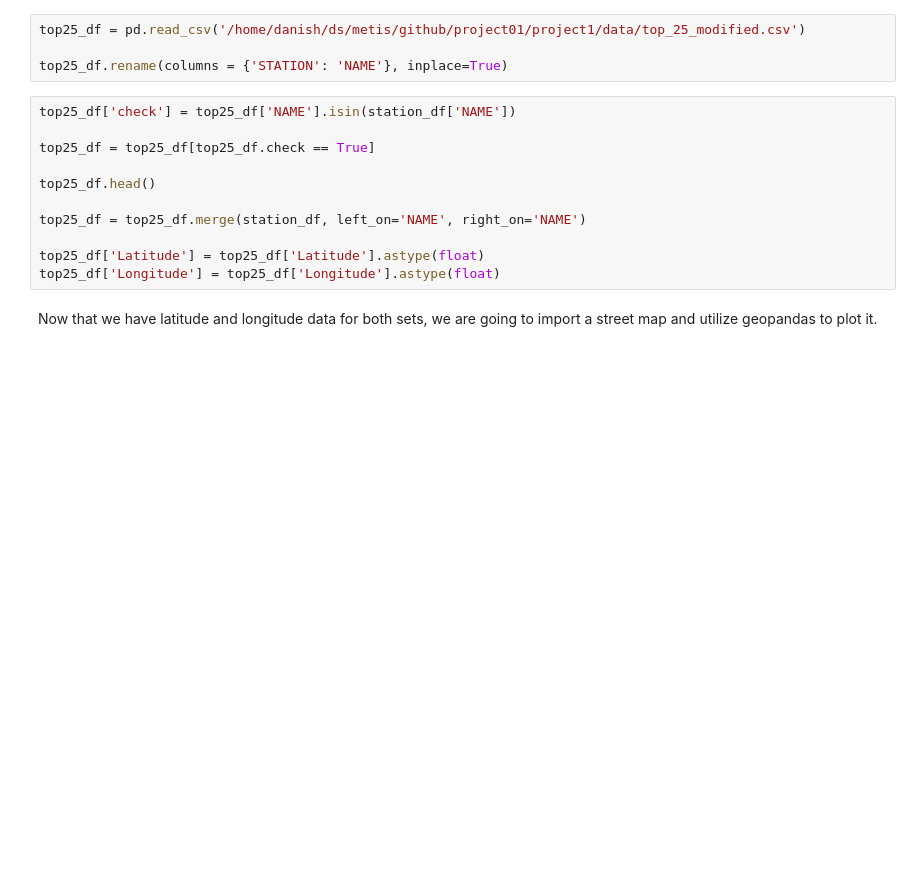
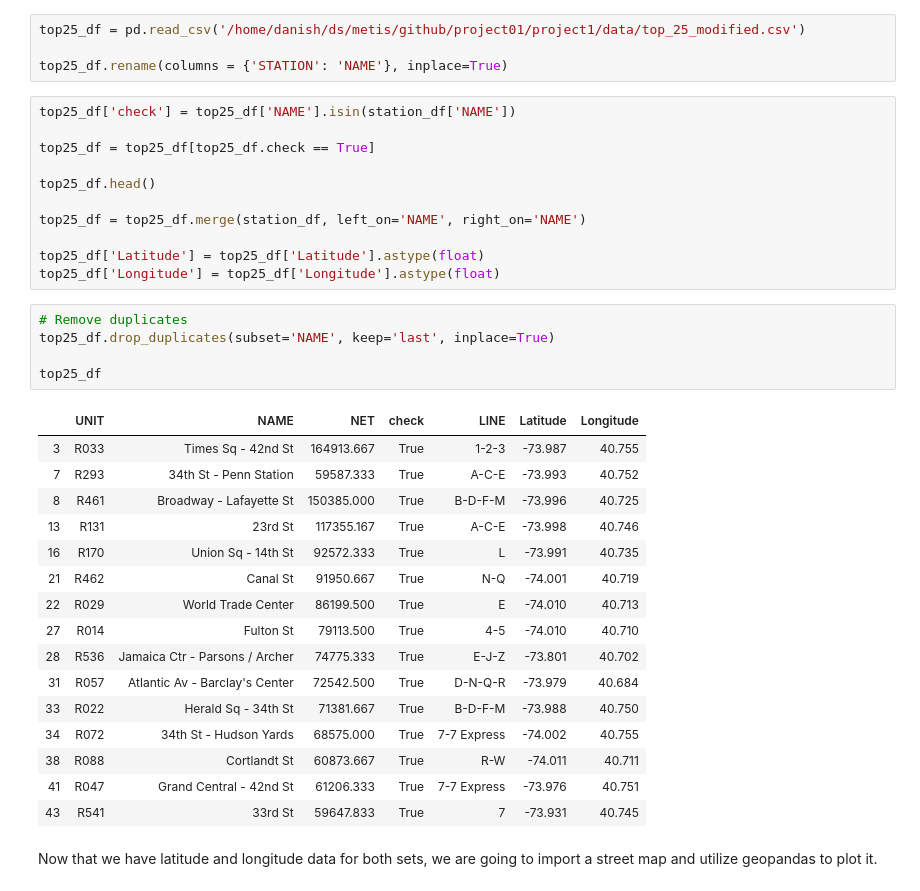
Before and after one commit to floraxinru/project01, a Jupyter notebook: project1/code/Mapping_Data.ipynb, the cells around one changed output. Drawn from its saved outputs; the diff is of its cells as text; blank space fills up the shorter version.

```diff
--- a/project1/code/Mapping_Data.ipynb
+++ b/project1/code/Mapping_Data.ipynb
@@ -85,6 +85,28 @@ top25_df = top25_df.merge(station_df, left_on='NAME', right_on='NAME')
 
 top25_df['Latitude'] = top25_df['Latitude'].astype(float)
 top25_df['Longitude'] = top25_df['Longitude'].astype(float)
+# %%
+# Remove duplicates
+top25_df.drop_duplicates(subset='NAME', keep='last', inplace=True)
+
+top25_df
+# %% [output]
+|  | UNIT | NAME | NET | check | LINE | Latitude | Longitude |
+| 3 | R033 | Times Sq - 42nd St | 164913.667 | True | 1-2-3 | -73.987 | 40.755 |
+| 7 | R293 | 34th St - Penn Station | 59587.333 | True | A-C-E | -73.993 | 40.752 |
+| 8 | R461 | Broadway - Lafayette St | 150385.000 | True | B-D-F-M | -73.996 | 40.725 |
+| 13 | R131 | 23rd St | 117355.167 | True | A-C-E | -73.998 | 40.746 |
+| 16 | R170 | Union Sq - 14th St | 92572.333 | True | L | -73.991 | 40.735 |
+| 21 | R462 | Canal St | 91950.667 | True | N-Q | -74.001 | 40.719 |
+| 22 | R029 | World Trade Center | 86199.500 | True | E | -74.010 | 40.713 |
+| 27 | R014 | Fulton St | 79113.500 | True | 4-5 | -74.010 | 40.710 |
+| 28 | R536 | Jamaica Ctr - Parsons / Archer | 74775.333 | True | E-J-Z | -73.801 | 40.702 |
+| 31 | R057 | Atlantic Av - Barclay's Center | 72542.500 | True | D-N-Q-R | -73.979 | 40.684 |
+| 33 | R022 | Herald Sq - 34th St | 71381.667 | True | B-D-F-M | -73.988 | 40.750 |
+| 34 | R072 | 34th St - Hudson Yards | 68575.000 | True | 7-7 Express | -74.002 | 40.755 |
+| 38 | R088 | Cortlandt St | 60873.667 | True | R-W | -74.011 | 40.711 |
+| 41 | R047 | Grand Central - 42nd St | 61206.333 | True | 7-7 Express | -73.976 | 40.751 |
+| 43 | R541 | 33rd St | 59647.833 | True | 7 | -73.931 | 40.745 |
 # %% [markdown]
 Now that we have latitude and longitude data for both sets, we are going to import a street map and utilize geopandas to plot it.
 # %%
```
Also changed, not shown: parts of 3 cells of this notebook, 2 other files.
